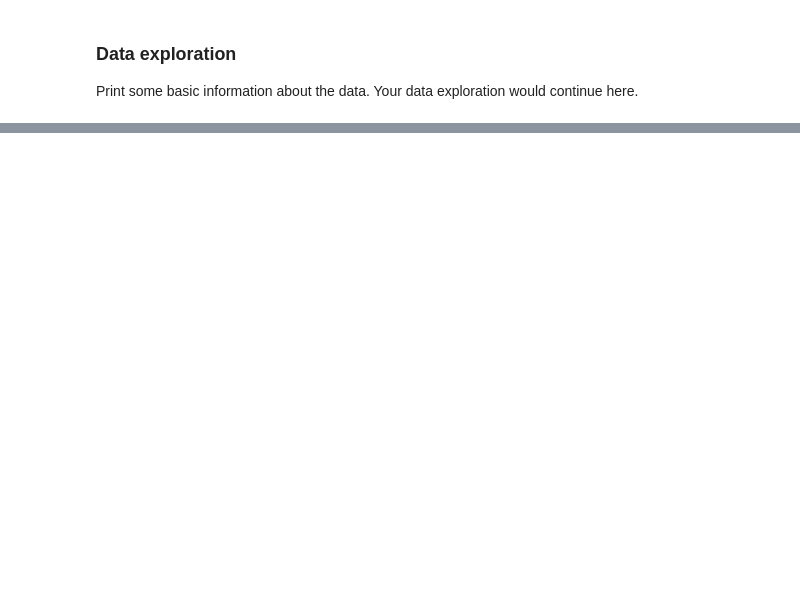
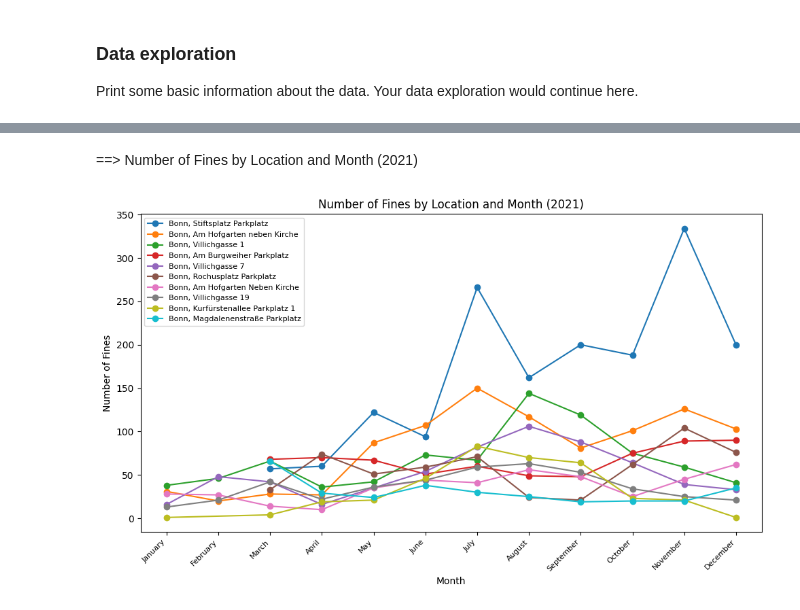
Before and after one commit to Shagun-Shah/2023-amse-template, a Jupyter notebook: exploration.ipynb, the cells around one changed output, grey strips where cells are left out. Saved outputs shown, nothing was run; the diff lists cells and outputs as text; code cells hidden in the pictures; blank space fills up the shorter version.

```diff
--- a/exploration.ipynb
+++ b/exploration.ipynb
@@ -89,0 +256,51 @@ Number of columns: 6
+# %% [markdown]
+==> Number of Fines by Location and Month (2021)
+# %%
+import pandas as pd
+import matplotlib.pyplot as plt
+import calendar
+
+# Convert 'day' column to datetime
+csv_df_2021['TATTAG'] = pd.to_datetime(csv_df_2021['TATTAG'], format="%d.%m.%Y")
+csv_df_2021['month'] = csv_df_2021['TATTAG'].dt.month
+
+# Group by location and month, count the fines
+grouped_data = csv_df_2021.groupby(['TATORT', 'month']).size().reset_index(name='count')
+
+# Get the top N locations with the highest number of fines
+top_locations = grouped_data.groupby('TATORT')['count'].sum().nlargest(10).index
+
+# Filter the data for the top locations
+filtered_data = grouped_data[grouped_data['TATORT'].isin(top_locations)]
+
+# Plot the line chart
+fig, ax = plt.subplots(figsize=(10, 6))
+
+for location in top_locations:
+    location_data = filtered_data[filtered_data['TATORT'] == location]
+    ax.plot(location_data['month'], location_data['count'], marker='o', label=location)
+
+# Set the x-axis ticks and labels as month names
+months = range(1, 13)
+month_names = [calendar.month_name[month] for month in months]
+ax.set_xticks(months)
+ax.set_xticklabels(month_names, fontsize=8, rotation=45, ha='right')
+
+# Set the x-axis limits to include all months
+ax.set_xlim(0.5, 12.5)
+
+# Set the chart title and axis labels
+plt.title('Number of Fines by Location and Month (2021)')
+plt.xlabel('Month')
+plt.ylabel('Number of Fines')
+
+# Show the legend
+legend = plt.legend(fontsize=8)
+
+# Adjust the layout to prevent labels from being cut off
+plt.tight_layout()
+
+# Display the chart
+plt.show()
+# %% [output]
+[figure, added]
```
Also changed, not shown: parts of 15 cells of this notebook.
